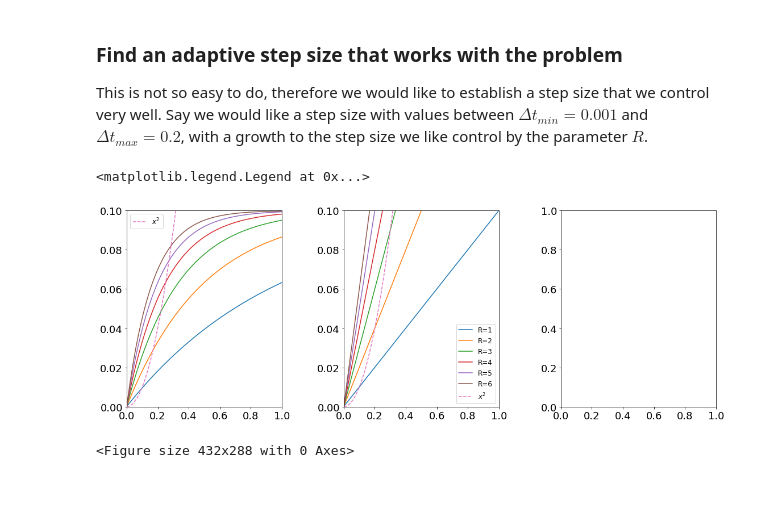
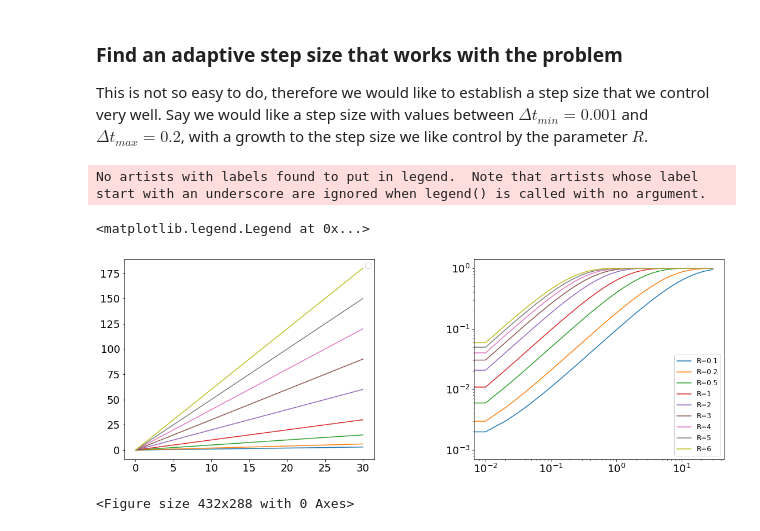
Before and after one commit to alixsleroy/WeakSDEapproximation, a Jupyter notebook: fullhamiltonian_adaptive.ipynb, the cells around one changed output. Cells and saved outputs as stored; diff of their text form; code cells hidden in the pictures; blank space fills up the shorter version.

Commit message:
work on adaptive stepsize for overdamped

```diff
--- a/fullhamiltonian_adaptive.ipynb
+++ b/fullhamiltonian_adaptive.ipynb
@@ -76,35 +101,26 @@ plt.rc('figure', titlesize=BIGGER_SIZE)  # fontsize of the figure title
 
 This is not so easy to do, therefore we would like to establish a step size that we control very well. Say we would like a step size with values between $\Delta t_{min} =0.001$ and $\Delta t_{max}=0.2$, with a growth to the step size we like control by the parameter $R$.
 # %%
-def var_stepsize1(x,dtmin, dtmax,R):
-    return (dtmax-dtmin)*(np.abs(x))*R+dtmin
+def var_stepsize1(x,dtmin,R):
+    return (np.abs(x))*R+dtmin
 
 def var_stepsize2(x,dtmin, dtmax, R):
-    return (dtmax-dtmin)*(1-np.exp(-np.abs(x)*R))+dtmin
+    return (dtmax-dtmin)/dtmax*(1-np.exp(-np.abs(x)*R))+dtmin/dtmax
 
-def var_stepsize3(x,dtmin, dtmax, R):
-    return (dtmax-dtmin)*(1-np.exp(-np.abs(x)*R))+dtmin
 
 x=np.arange(0,30,0.01)
 
-fig, (ax1,ax2,ax3)= plt.subplots(1, 3,figsize=(18,6))# plt.figure(figsize=(4,4))
+fig, (ax1,ax2)= plt.subplots(1, 2,figsize=(18,6))# plt.figure(figsize=(4,4))
 fig.subplots_adjust(left=0.1,bottom=0.1,right=0.9, top=0.9, wspace=0.4, hspace=0.4)
 
-Rrange=[1,2,3,4,5,6]
+Rrange=[0.1,0.2,0.5,1,2,3,4,5,6]
 for ri in Rrange:
-    ax1.plot(x,var_stepsize2(x,0.0001, 0.1, ri))
-    ax2.plot(x,var_stepsize1(x,0.0001, 0.1,ri),label="R="+str(ri))
-ax1.plot(x,x**2,"--",label="$x^2$")
-ax2.plot(x,x**2,"--",label="$x^2$")
-ax2.set_ylim(0,0.1)
-ax2.set_xlim(0,1)
-
-ax1.set_ylim(0,0.1)
-ax1.set_xlim(0,1)
-
+    ax1.plot(x,var_stepsize1(x,0.0001, ri))
+    ax2.loglog(x,var_stepsize2(x,0.0001, 0.1,ri),label="R="+str(ri))
 ax1.legend()
 ax2.legend()
 # %% [output]
-<matplotlib.legend.Legend at 0x...>
+No artists with labels found to put in legend.  Note that artists whose label start with an underscore are ignored when legend() is called with no argument.
+<matplotlib.legend.Legend at 0x...>
-[figure, old version]
+[figure, new version]
 # %%
```
Also changed, not shown: parts of 10 cells of this notebook, 5 other files.
